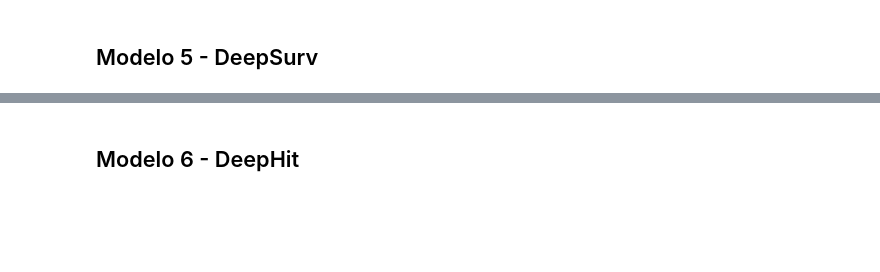
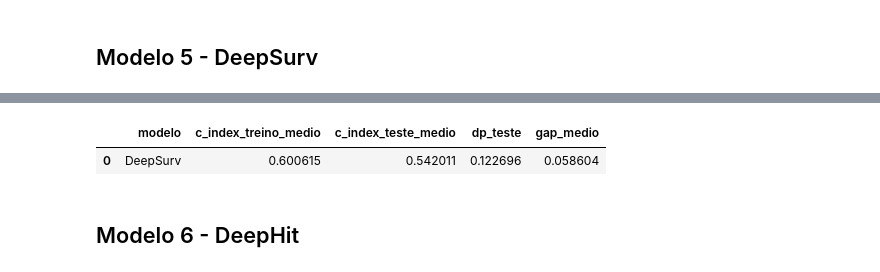
Before and after one commit to anacgr05/An-lise-de-Sobrevida, a Jupyter notebook: notebooks/03_modelos_luad.ipynb, the cells around one changed output, grey strips where cells are left out. Drawn from its saved outputs; the diff is of its cells as text; code cells hidden in the pictures; blank space fills up the shorter version.

```diff
--- a/notebooks/03_modelos_luad.ipynb
+++ b/notebooks/03_modelos_luad.ipynb
@@ -661,7 +1219,9 @@ C-index teste: 0.7063
 # %%
-if deep_ok:
-    resumo_deepsurv = criar_resumo_modelo("DeepSurv")
-    resumo_deepsurv
+resumo_deepsurv = criar_resumo_modelo("DeepSurv")
+resumo_deepsurv
+# %% [output]
+|  | modelo | c_index_treino_medio | c_index_teste_medio | dp_teste | gap_medio |
+| 0 | DeepSurv | 0.600615 | 0.542011 | 0.122696 | 0.058604 |
 # %% [markdown]
 ## Modelo 6 - DeepHit
 # %%
```
Also changed, not shown: parts of 46 cells of this notebook, 28 other files.
